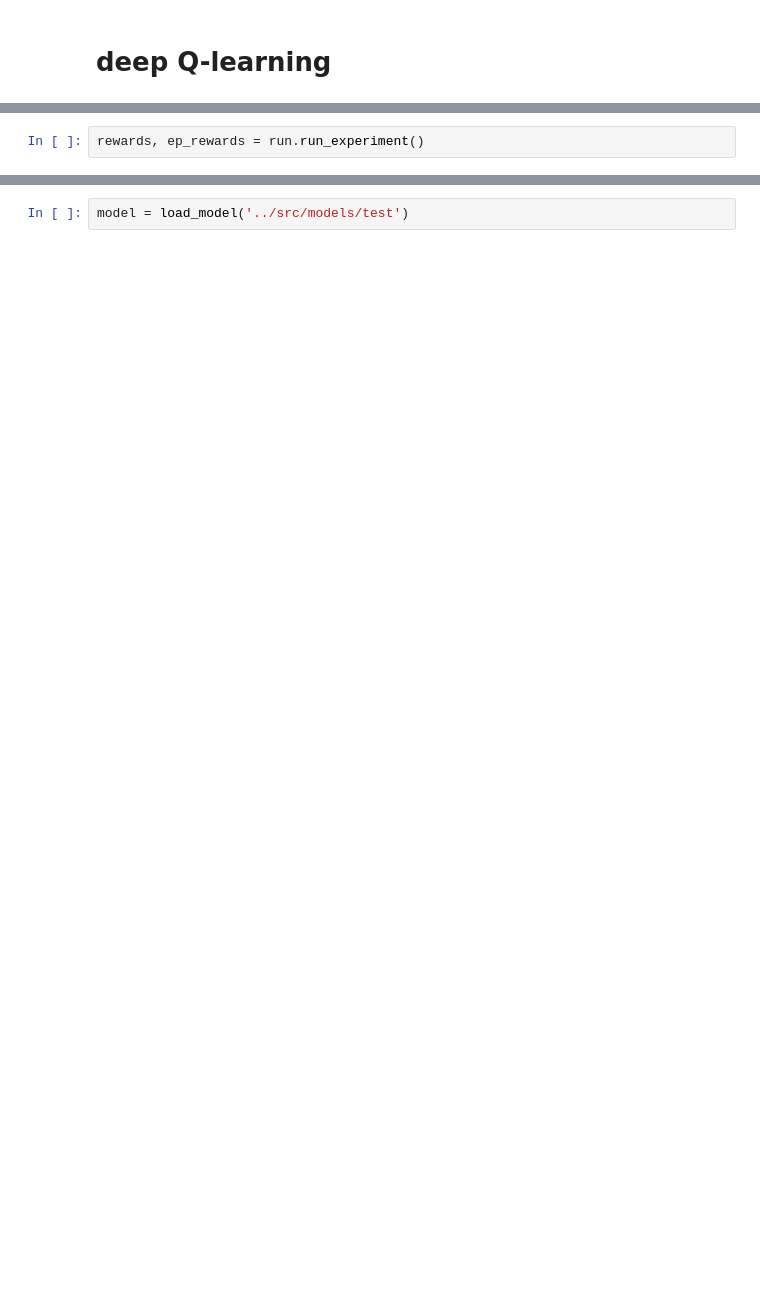
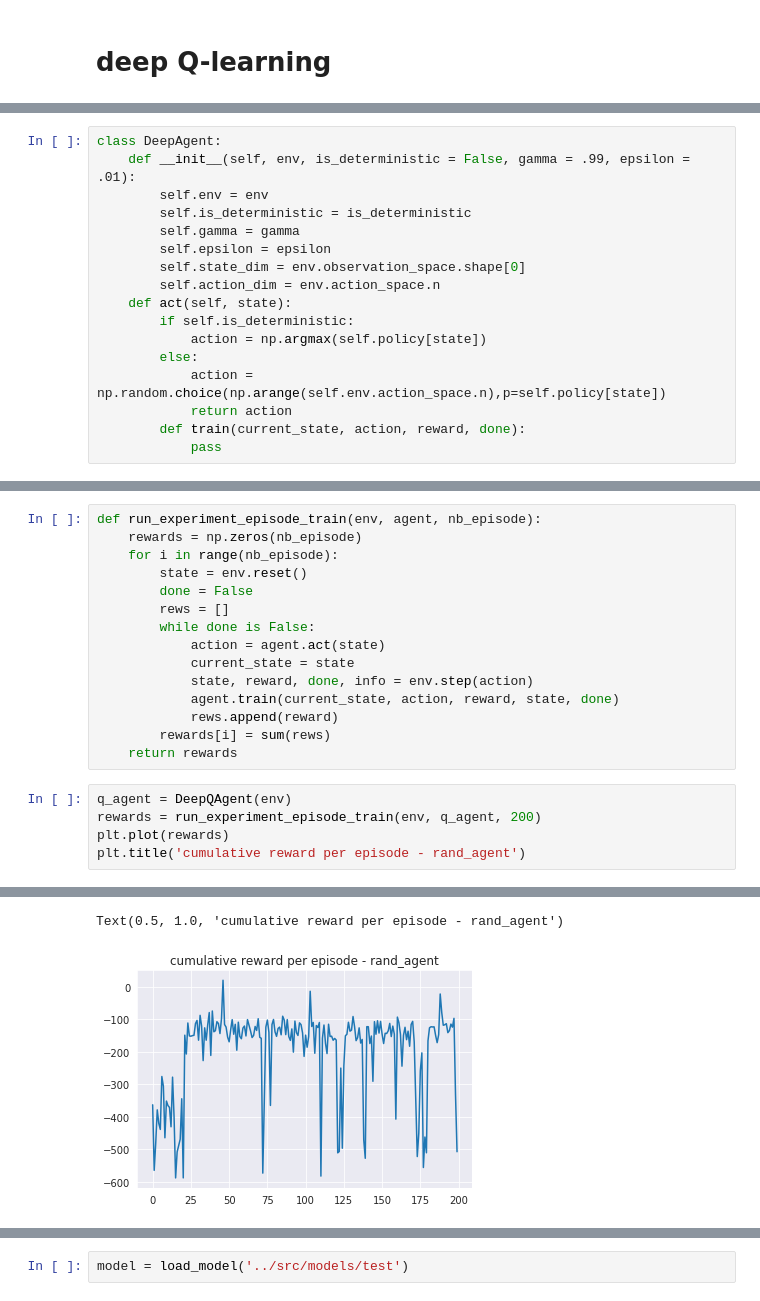
Before and after one commit to racousin/rl_introduction, a Jupyter notebook: notebooks/III) deep_Q-learning.ipynb, the cells around one changed output, grey strips where cells are left out. Saved outputs shown, nothing was run; the diff lists cells and outputs as text; blank space fills up the shorter version.

```diff
--- a/notebooks/III) deep_Q-learning.ipynb
+++ b/notebooks/III) deep_Q-learning.ipynb
@@ -66,2 +19,0 @@ run = RunAgentEnv(agent_rand, env, 50000)
-# %%
-rewards, ep_rewards = run.run_experiment()
@@ -90,0 +62,17 @@ plt.plot(ep_rewards)
+# %%
+class DeepAgent:
+    def __init__(self, env, is_deterministic = False, gamma = .99, epsilon = .01):
+        self.env = env
+        self.is_deterministic = is_deterministic
+        self.gamma = gamma
+        self.epsilon = epsilon
+        self.state_dim = env.observation_space.shape[0]
+        self.action_dim = env.action_space.n
+    def act(self, state):
+        if self.is_deterministic:
+            action = np.argmax(self.policy[state])
+        else:
+            action = np.random.choice(np.arange(self.env.action_space.n),p=self.policy[state])
+            return action
+        def train(current_state, action, reward, done):
+            pass
@@ -90,0 +132,21 @@ plt.plot(ep_rewards)
+# %%
+def run_experiment_episode_train(env, agent, nb_episode):
+    rewards = np.zeros(nb_episode)
+    for i in range(nb_episode):
+        state = env.reset()
+        done = False
+        rews = []
+        while done is False:
+            action = agent.act(state)
+            current_state = state
+            state, reward, done, info = env.step(action)
+            agent.train(current_state, action, reward, state, done)
+            rews.append(reward)
+        rewards[i] = sum(rews)
+    return rewards
+# %%
+q_agent = DeepQAgent(env)
+rewards = run_experiment_episode_train(env, q_agent, 200)
+plt.plot(rewards)
+plt.title('cumulative reward per episode - rand_agent')
+# %% [output]
@@ -91 +170,3 @@ plt.plot(ep_rewards)
+Text(0.5, 1.0, 'cumulative reward per episode - rand_agent')
+[figure, added]
 # %%
```
Also changed, not shown: parts of 24 cells of this notebook.
